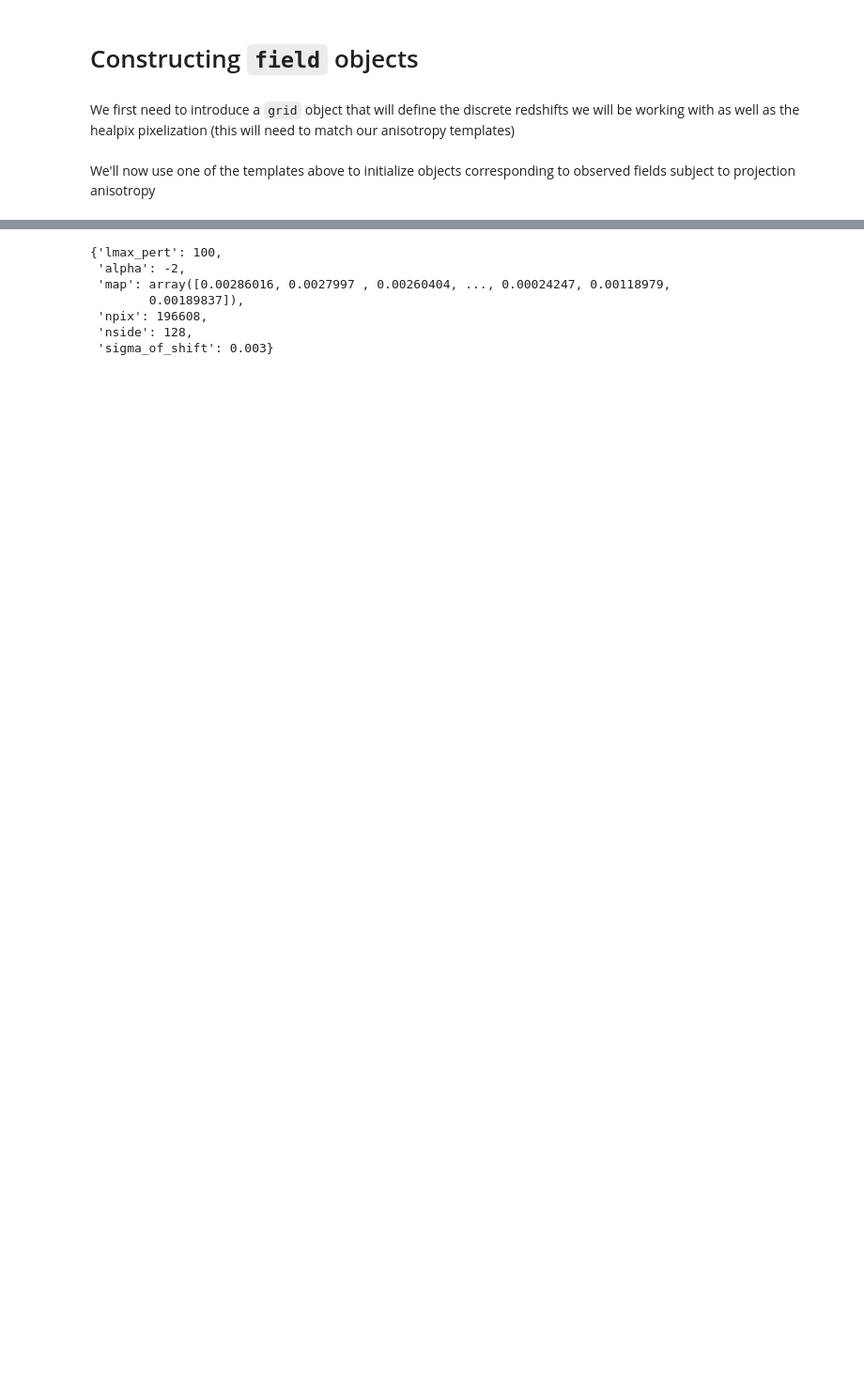
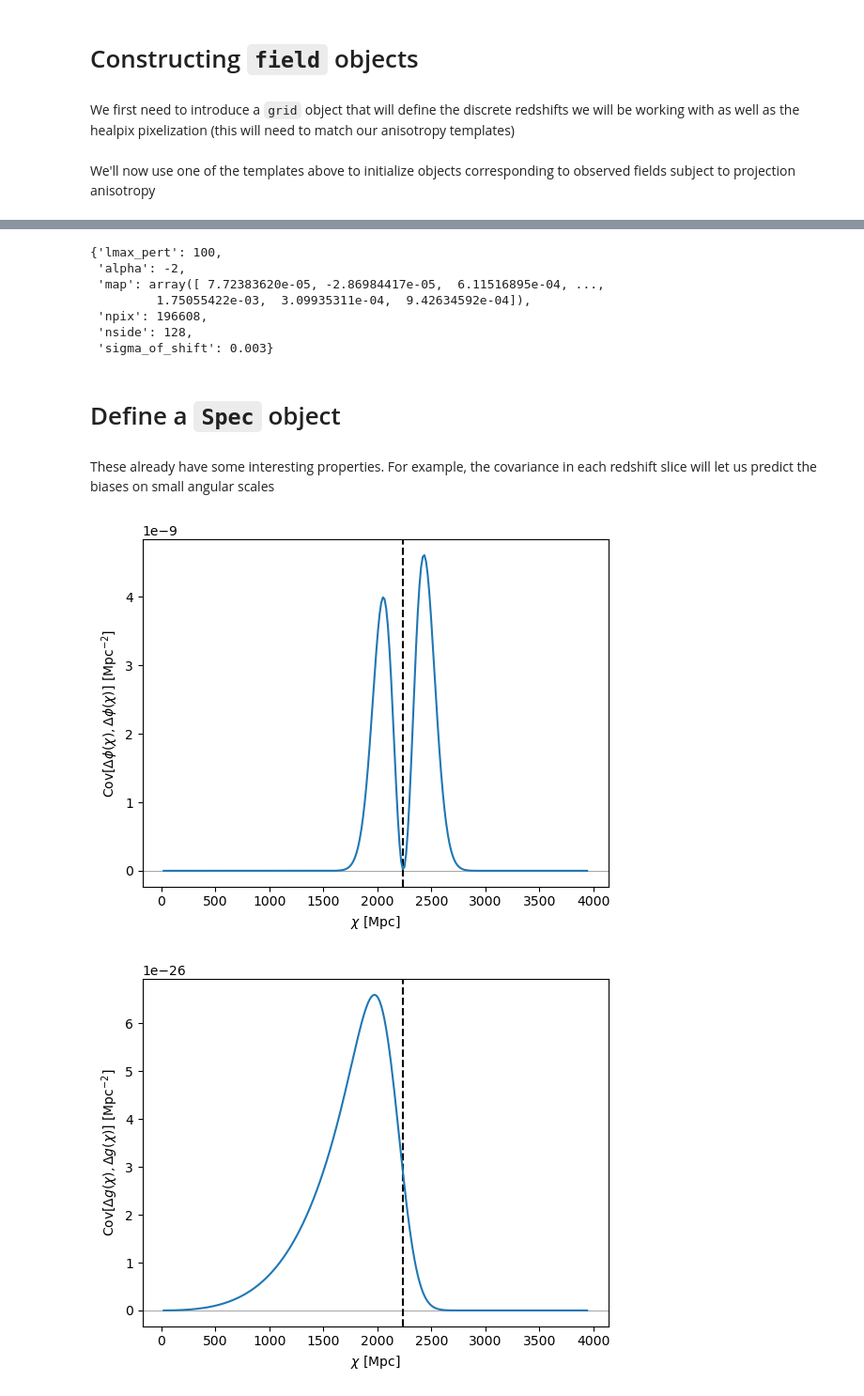
Before and after one commit to abaleato/CARDiAC, a Jupyter notebook: new_code/Tutorial.ipynb, the cells around one changed output, grey strips where cells are left out. Shown at 94% size. Saved outputs shown, nothing was run; the diff lists cells and outputs as text; code cells hidden in the pictures; blank space fills up the shorter version.

Commit message:
polished plotting

```diff
--- a/new_code/Tutorial.ipynb
+++ b/new_code/Tutorial.ipynb
@@ -52,7 +53,7 @@ We first need to introduce a `grid` object that will define the discrete redshif
 n_samples_of_chi = 2**8 # (a power of 2). Number of samples in chi
 sigma = 0.06 # Standard deviation of the fiducial dndz
 z_mean = 0.59 # Central redshift of the fiducial dndz
-z_max_int = z_mean + 3*sigma # Higher end of the integration range in redshift
+z_max_int = z_mean + 10*sigma # Higher end of the integration range in redshift
 
 my_grid = fields.grid(nside, n_samples_of_chi, z_max_int=z_max_int)
 # %% [markdown]
@@ -80,8 +69,23 @@ gal_overdensity.template_zmean_shifts.__dict__
 # %% [output]
 {'lmax_pert': 100,
  'alpha': -2,
- 'map': array([0.00286016, 0.0027997 , 0.00260404, ..., 0.00024247, 0.00118979,
-        0.00189837]),
+ 'map': array([ 7.72383620e-05, -2.86984417e-05,  6.11516895e-04, ...,
+         1.75055422e-03,  3.09935311e-04,  9.42634592e-04]),
  'npix': 196608,
  'nside': 128,
  'sigma_of_shift': 0.003}
+# %% [markdown]
+# Define a `Spec` object
+# %%
+cs_auto = spectrum.Spec(gal_kappa)
+gc_auto = spectrum.Spec(gal_overdensity)
+gc_x_cs = spectrum.Spec(gal_kappa, gal_overdensity)
+# %% [markdown]
+These already have some interesting properties. For example, the covariance in each redshift slice will let us predict the biases on small angular scales
+# %%
+gc_auto.plot_DeltaP_covariance()
+cs_auto.plot_DeltaP_covariance()
+gc_x_cs.plot_DeltaP_covariance()
+# %% [output]
+[figure, added]
+[figure, added]
```
Also changed, not shown: parts of 15 cells of this notebook, 1 other file.
